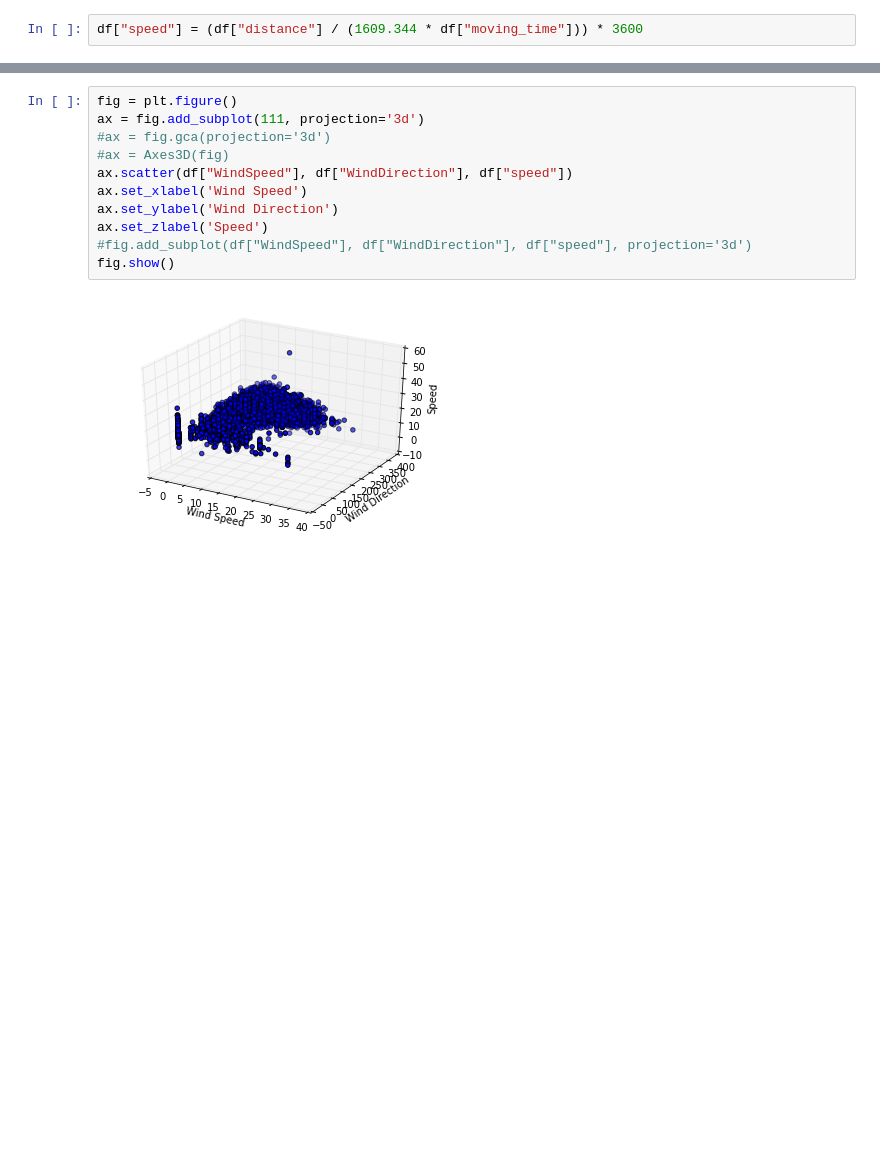
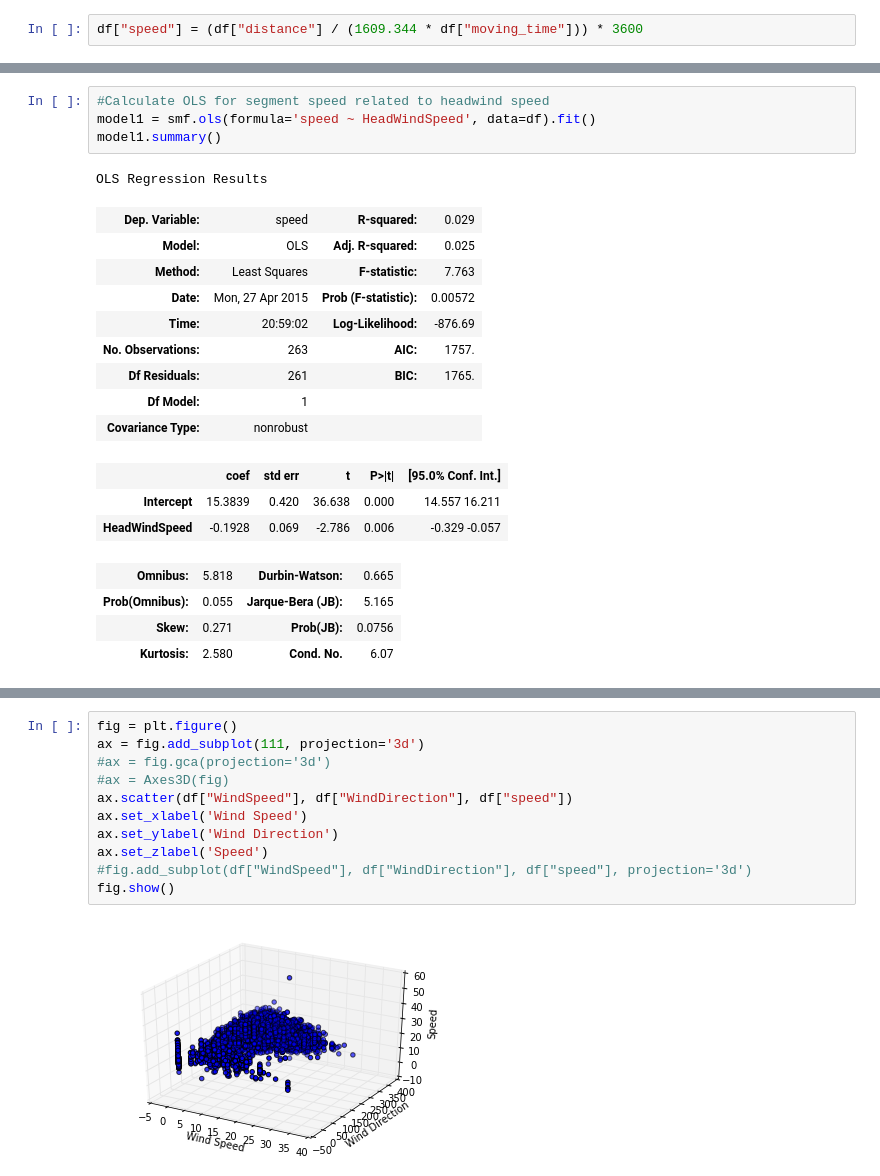
Before and after one commit to kmshelley/Strava_and_Weather_Analysis, a Jupyter notebook: strava/analyze/notebooks/strava-analysis-2.ipynb, the cells around one changed output, grey strips where cells are left out. Cells and saved outputs as stored; diff of their text form; blank space fills up the shorter version.

```diff
--- a/strava/analyze/notebooks/strava-analysis-2.ipynb
+++ b/strava/analyze/notebooks/strava-analysis-2.ipynb
@@ -80,0 +92,22 @@ df[0:10]
+# %%
+#Calculate OLS for segment speed related to headwind speed
+model1 = smf.ols(formula='speed ~ HeadWindSpeed', data=df).fit()
+model1.summary()
+# %% [output]
+OLS Regression Results
+| Dep. Variable: | speed | R-squared: | 0.029 |
+| Model: | OLS | Adj. R-squared: | 0.025 |
+| Method: | Least Squares | F-statistic: | 7.763 |
+| Date: | Mon, 27 Apr 2015 | Prob (F-statistic): | 0.00572 |
+| Time: | 20:59:02 | Log-Likelihood: | -876.69 |
+| No. Observations: | 263 | AIC: | 1757. |
+| Df Residuals: | 261 | BIC: | 1765. |
+| Df Model: | 1 |  |  |
+| Covariance Type: | nonrobust |  |  |
+|  | coef | std err | t | P>|t| | [95.0% Conf. Int.] |
+| Intercept | 15.3839 | 0.420 | 36.638 | 0.000 | 14.557 16.211 |
+| HeadWindSpeed | -0.1928 | 0.069 | -2.786 | 0.006 | -0.329 -0.057 |
+| Omnibus: | 5.818 | Durbin-Watson: | 0.665 |
+| Prob(Omnibus): | 0.055 | Jarque-Bera (JB): | 5.165 |
+| Skew: | 0.271 | Prob(JB): | 0.0756 |
+| Kurtosis: | 2.580 | Cond. No. | 6.07 |
```
Also changed, not shown: parts of 10 cells of this notebook.
